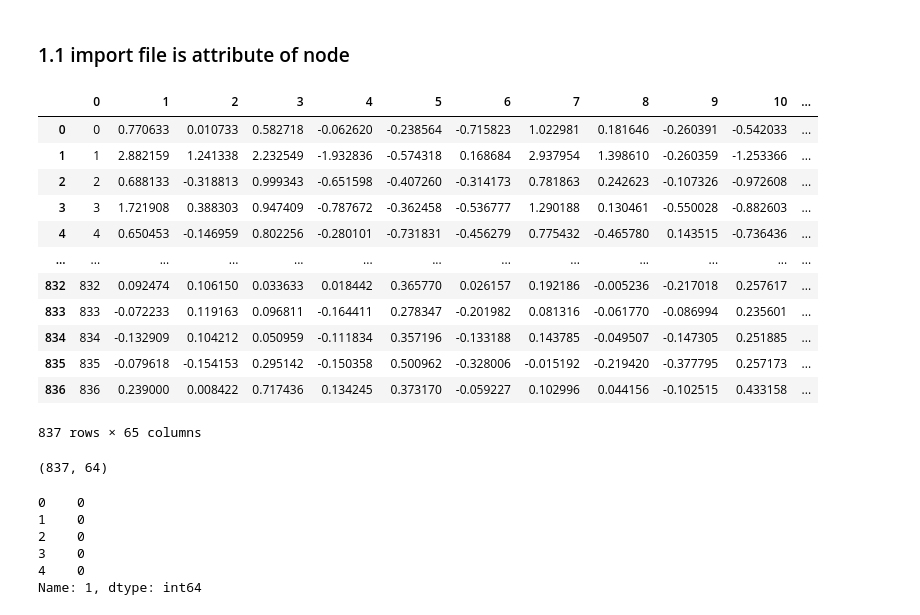
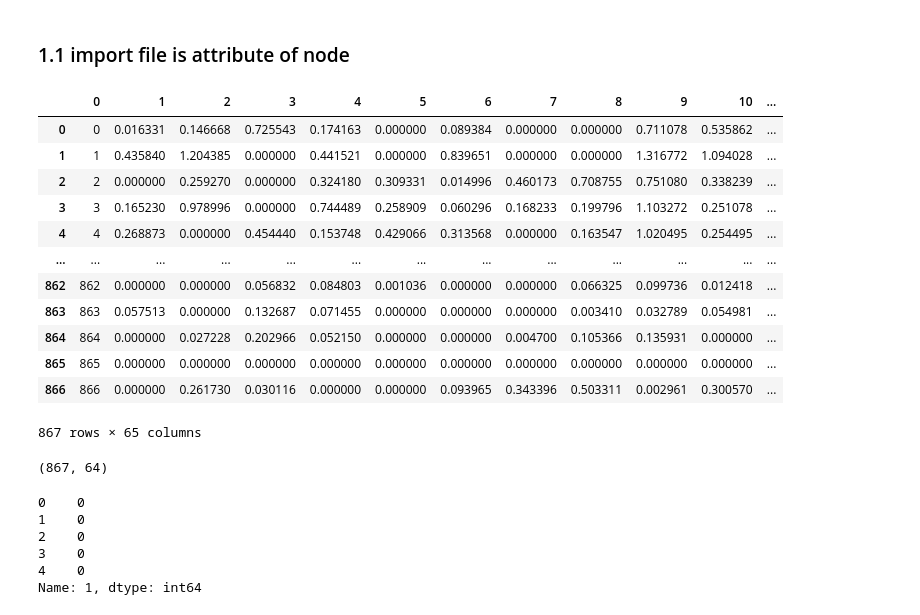
Before and after one commit to stevejobws/Colaboratory, a Jupyter notebook: gcn_pridiction.ipynb, the cells around one changed output. Cells and saved outputs as stored; diff of their text form; code cells hidden in the pictures.

```diff
--- a/gcn_pridiction.ipynb
+++ b/gcn_pridiction.ipynb
@@ -73,29 +72,29 @@ Successfully installed keras-2.2.5
 # %%
 import pandas as pd
 import numpy as np
-node_features = pd.read_csv('/content/drive/My Drive/Colab Notebooks/GCN_Prediction link/data/AllNodeAttribute.csv',header = None)
+node_features = pd.read_csv('/content/drive/My Drive/Colab Notebooks/GCN_Prediction link/data/AllNodeAttribute18416.csv',header = None)
 num = node_features.shape[0] # Number of nodes
 node_features
 # %% [output]
 |  | 0 | 1 | 2 | 3 | 4 | 5 | 6 | 7 | 8 | 9 | 10 | ... |
-| 0 | 0 | 0.770633 | 0.010733 | 0.582718 | -0.062620 | -0.238564 | -0.715823 | 1.022981 | 0.181646 | -0.260391 | -0.542033 | ... |
-| 1 | 1 | 2.882159 | 1.241338 | 2.232549 | -1.932836 | -0.574318 | 0.168684 | 2.937954 | 1.398610 | -0.260359 | -1.253366 | ... |
-| 2 | 2 | 0.688133 | -0.318813 | 0.999343 | -0.651598 | -0.407260 | -0.314173 | 0.781863 | 0.242623 | -0.107326 | -0.972608 | ... |
-| 3 | 3 | 1.721908 | 0.388303 | 0.947409 | -0.787672 | -0.362458 | -0.536777 | 1.290188 | 0.130461 | -0.550028 | -0.882603 | ... |
-| 4 | 4 | 0.650453 | -0.146959 | 0.802256 | -0.280101 | -0.731831 | -0.456279 | 0.775432 | -0.465780 | 0.143515 | -0.736436 | ... |
+| 0 | 0 | 0.016331 | 0.146668 | 0.725543 | 0.174163 | 0.000000 | 0.089384 | 0.000000 | 0.000000 | 0.711078 | 0.535862 | ... |
+| 1 | 1 | 0.435840 | 1.204385 | 0.000000 | 0.441521 | 0.000000 | 0.839651 | 0.000000 | 0.000000 | 1.316772 | 1.094028 | ... |
+| 2 | 2 | 0.000000 | 0.259270 | 0.000000 | 0.324180 | 0.309331 | 0.014996 | 0.460173 | 0.708755 | 0.751080 | 0.338239 | ... |
+| 3 | 3 | 0.165230 | 0.978996 | 0.000000 | 0.744489 | 0.258909 | 0.060296 | 0.168233 | 0.199796 | 1.103272 | 0.251078 | ... |
+| 4 | 4 | 0.268873 | 0.000000 | 0.454440 | 0.153748 | 0.429066 | 0.313568 | 0.000000 | 0.163547 | 1.020495 | 0.254495 | ... |
 | ... | ... | ... | ... | ... | ... | ... | ... | ... | ... | ... | ... | ... |
-| 832 | 832 | 0.092474 | 0.106150 | 0.033633 | 0.018442 | 0.365770 | 0.026157 | 0.192186 | -0.005236 | -0.217018 | 0.257617 | ... |
-| 833 | 833 | -0.072233 | 0.119163 | 0.096811 | -0.164411 | 0.278347 | -0.201982 | 0.081316 | -0.061770 | -0.086994 | 0.235601 | ... |
-| 834 | 834 | -0.132909 | 0.104212 | 0.050959 | -0.111834 | 0.357196 | -0.133188 | 0.143785 | -0.049507 | -0.147305 | 0.251885 | ... |
-| 835 | 835 | -0.079618 | -0.154153 | 0.295142 | -0.150358 | 0.500962 | -0.328006 | -0.015192 | -0.219420 | -0.377795 | 0.257173 | ... |
-| 836 | 836 | 0.239000 | 0.008422 | 0.717436 | 0.134245 | 0.373170 | -0.059227 | 0.102996 | 0.044156 | -0.102515 | 0.433158 | ... |
+| 862 | 862 | 0.000000 | 0.000000 | 0.056832 | 0.084803 | 0.001036 | 0.000000 | 0.000000 | 0.066325 | 0.099736 | 0.012418 | ... |
+| 863 | 863 | 0.057513 | 0.000000 | 0.132687 | 0.071455 | 0.000000 | 0.000000 | 0.000000 | 0.003410 | 0.032789 | 0.054981 | ... |
+| 864 | 864 | 0.000000 | 0.027228 | 0.202966 | 0.052150 | 0.000000 | 0.000000 | 0.004700 | 0.105366 | 0.135931 | 0.000000 | ... |
+| 865 | 865 | 0.000000 | 0.000000 | 0.000000 | 0.000000 | 0.000000 | 0.000000 | 0.000000 | 0.000000 | 0.000000 | 0.000000 | ... |
+| 866 | 866 | 0.000000 | 0.261730 | 0.030116 | 0.000000 | 0.000000 | 0.093965 | 0.343396 | 0.503311 | 0.002961 | 0.300570 | ... |
-837 rows × 65 columns
+867 rows × 65 columns
 # %%
 # 将词向量提取为特征,第二列到倒数第一列
 features =node_features.iloc[:,1:]
  # 检查特征：共64个特征，837个样本点
 print(features.shape)
 # %% [output]
-(837, 64)
+(867, 64)
 # %%
 # 提取节点标签
```
Also changed, not shown: parts of 42 cells of this notebook.
